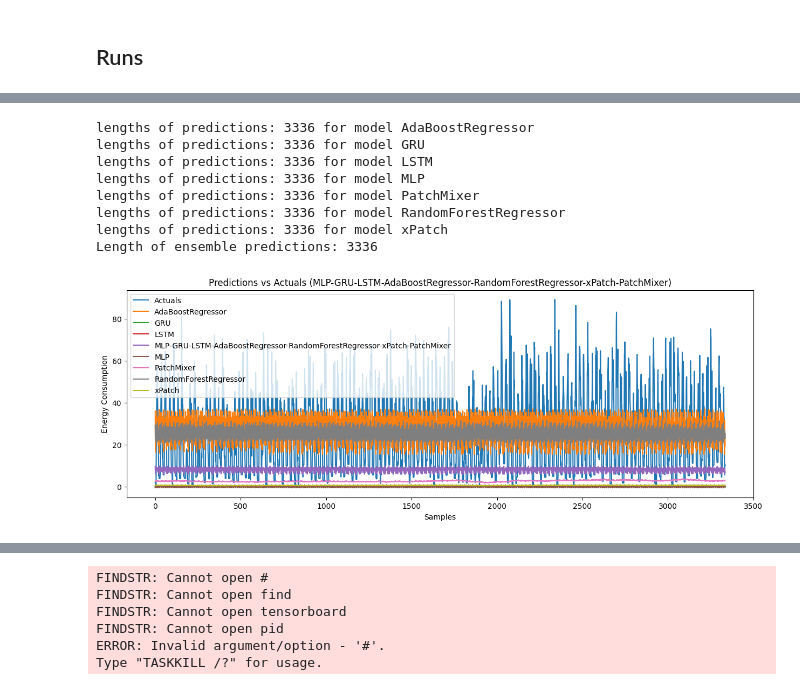
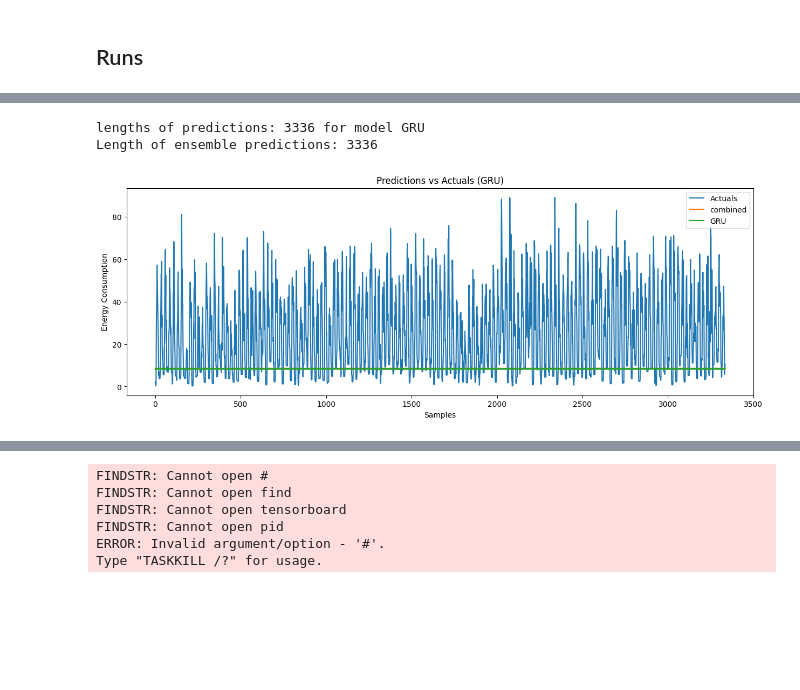
Before and after one commit to sebxGit/P10, a Jupyter notebook: baselines-horizon.ipynb, the cells around one changed output, grey strips where cells are left out. Cells and saved outputs as stored; diff of their text form; code cells hidden in the pictures; blank space fills up the shorter version.

```diff
--- a/baselines-horizon.ipynb
+++ b/baselines-horizon.ipynb
@@ -236,8 +329,9 @@ class ColoradoDataModule(L.LightningDataModule):
 
   def train_dataloader(self):
     train_dataset = TimeSeriesDataset(self.X_train, self.y_train, seq_len=self.seq_len, pred_len=self.pred_len, stride=self.stride)
-    train_loader = DataLoader(train_dataset, batch_size=self.batch_size, sampler=BootstrapSampler, shuffle=False, num_workers=self.num_workers, persistent_workers=self.is_persistent)
-    train_loader = DataLoader(train_dataset, batch_size=self.batch_size, shuffle=False, num_workers=self.num_workers, persistent_workers=self.is_persistent, drop_last=False)
+    sampler = BootstrapSampler(len(train_dataset), random_state=SEED)
+    train_loader = DataLoader(train_dataset, batch_size=self.batch_size, sampler=sampler, shuffle=False, num_workers=self.num_workers, persistent_workers=self.is_persistent)
+    #train_loader = DataLoader(train_dataset, batch_size=self.batch_size, shuffle=False, num_workers=self.num_workers, persistent_workers=self.is_persistent, drop_last=False)
     return train_loader
 
   def predict_dataloader(self):
@@ -313,8 +504,8 @@ class LightningModel(L.LightningModule):
 params = dict(
   input_size = 21,
   seq_len = 24*7,
-  pred_len = 24,
-  stride = 24,
+  pred_len = 6,
+  stride = 6,
   batch_size = 24,
   criterion = nn.MSELoss(), #nn.L1Loss() (MAE), nn.MSELoss() (MSE)
   optimizer = torch.optim.Adam,
@@ -326,7 +517,8 @@ params = dict(
   learning_rate = 0.001,
   num_workers = 0,
   is_persistent = False,
-  scaler = MinMaxScaler()
+  scaler = MinMaxScaler(),
+  seed = SEED,
 )
 
 class Configs:
@@ -412,19 +604,21 @@ params_Fredformer = Configs(
 # %% [markdown]
 ## Runs
 # %%
-colmod = ColoradoDataModule(data_dir='Colorado/Preprocessing/TestDataset/CleanedColoradoData.csv', scaler=params['scaler'], seq_len=params['seq_len'], pred_len=params['pred_len'], stride=params['stride'], batch_size=params['batch_size'], num_workers=params['num_workers'], is_persistent=params['is_persistent'])
+#colmod = ColoradoDataModule(data_dir='Colorado/Preprocessing/TestDataset/CleanedColoradoData.csv', scaler=params['scaler'], seq_len=params['seq_len'], pred_len=params['pred_len'], stride=params['stride'], batch_size=params['batch_size'], num_workers=params['num_workers'], is_persistent=params['is_persistent'])
+colmod = SDUDataModule(data_dir='SDU Dataset/DumbCharging_2020_to_2032/Measurements.csv', scaler=params['scaler'], seq_len=params['seq_len'], pred_len=params['pred_len'], stride=params['stride'], batch_size=params['batch_size'], num_workers=params['num_workers'], is_persistent=params['is_persistent'])
 colmod.prepare_data()
 colmod.setup(stage=None)
 
 ensemble_models = [
-  # MLP(num_features=params['seq_len']*params['input_size'], seq_len=params['batch_size'], pred_len=params['pred_len']),
-  # GRU(input_size=params['input_size'], pred_len=params['pred_len'] ,hidden_size=params['hidden_size'], num_layers=params['num_layers'], dropout=params['dropout']),
+  #MLP(num_features=params['seq_len']*params['input_size'], seq_len=params['batch_size'], pred_len=params['pred_len']),
+  GRU(input_size=params['input_size'], pred_len=params['pred_len'] ,hidden_size=params['hidden_size'], num_layers=params['num_layers'], dropout=params['dropout']),
   # LSTM(input_size=params['input_size'], pred_len=params['pred_len'], hidden_size=params['hidden_size'], num_layers=params['num_layers'], dropout=params['dropout']),
   # MultiOutputRegressor(AdaBoostRegressor(n_estimators=100, random_state=42)),
   # MultiOutputRegressor(RandomForestRegressor(n_estimators=100, random_state=42, max_depth=5, min_samples_leaf=1, min_samples_split=2)),
+  # MultiOutputRegressor(GradientBoostingRegressor(n_estimators=100, max_depth=10, min_samples_split=10, min_samples_leaf=10, learning_rate=params['learning_rate'], random_state=params['seed'])),
   # xPatch(params_xpatch),
   # PatchMixer(params_PatchMixer),
-  DPAD_GCN(input_len=params['seq_len'], output_len=params['pred_len'], input_dim=params['input_size'], enc_hidden=168, dec_hidden=168, dropout=0.5, num_levels=2, K_IMP=6, RIN=1),
+  # DPAD_GCN(input_len=params['seq_len'], output_len=params['pred_len'], input_dim=params['input_size'], enc_hidden=168, dec_hidden=168, dropout=0.5, num_levels=2, K_IMP=6, RIN=1),
   #Fredformer(params_Fredformer),
 ]
 
@@ -443,15 +637,18 @@ for _model in ensemble_models:
     print(f"-----Training {_model.name} model-----")
     model = LightningModel(model=_model, criterion=params['criterion'], optimizer=params['optimizer'], learning_rate=params['learning_rate'])
     pred_writer = CustomWriter(output_dir="Predictions", write_interval="epoch", combined_name=combined_name, model_name=_model.name)
-    trainer = L.Trainer(max_epochs=params['max_epochs'], callbacks=[EarlyStopping(monitor="val_loss", mode="min"), pred_writer], log_every_n_steps=params['batch_size']//2, precision='16-mixed', accelerator="auto", devices=1, enable_progress_bar=True, enable_model_summary=False, profiler="simple")
+    # trainer = L.Trainer(max_epochs=params['max_epochs'], log_every_n_steps=params['batch_size']//2, precision='16-mixed', accelerator="auto", devices=1, enable_progress_bar=True, enable_model_summary=False, profiler="simple")
+    trainer = L.Trainer(max_epochs=params['max_epochs'], log_every_n_steps=params['batch_size']//2, precision='16-mixed', accelerator="auto", devices=1, enable_progress_bar=True, callbacks=[EarlyStopping(monitor="train_loss", mode="min"), pred_writer], min_epochs=1000)
     trainer.fit(model, colmod)
-    trainer.test(model, colmod)
+    #trainer.test(model, colmod)
     y_pred_nn = trainer.predict(model, colmod, return_predictions=True)
+    print(f"shape of y_pred_nn: {y_pred_nn[0].shape}")
+    print(f"length of y_pred_nn: {len(y_pred_nn)}")
   elif isinstance(_model, BaseEstimator):
     print(f"-----Training {type(_model.estimator).__name__} model-----")
-    X_train_val, y_train_val = colmod.sklearn_setup("train_val")
+    X_train, y_train = colmod.sklearn_setup("train")
     X_test, y_test = colmod.sklearn_setup("test")
-    _model.fit(X_train_val, y_train_val)
+    _model.fit(X_train, y_train)
     y_pred = _model.predict(X_test)
     y_pred_flat = y_pred.reshape(-1)
     if not os.path.exists(f"Predictions/{combined_name}"):
@@ -491,16 +711,10 @@ for i, pred in enumerate(all_predictions):
 
 ensemble_predictions = np.mean(all_predictions, axis=0)
 print(f"Length of ensemble predictions: {len(ensemble_predictions)}")
-filename = f"{folder_path}/predictions_{combined_name}.pt"
+filename = f"{folder_path}/predictions_combined.pt"
 torch.save(ensemble_predictions, filename)
 # %% [output]
-lengths of predictions: 3336 for model AdaBoostRegressor
 lengths of predictions: 3336 for model GRU
-lengths of predictions: 3336 for model LSTM
-lengths of predictions: 3336 for model MLP
-lengths of predictions: 3336 for model PatchMixer
-lengths of predictions: 3336 for model RandomForestRegressor
-lengths of predictions: 3336 for model xPatch
 Length of ensemble predictions: 3336
 # %%
 #plot
@@ -508,7 +722,7 @@ colmod = ColoradoDataModule(data_dir='Colorado/Preprocessing/TestDataset/Cleaned
 colmod.prepare_data()
 colmod.setup(stage=None)
 
-#combined_name = "RandomForestRegressor"
+#combined_name = "combined"
 combined_name = "-".join(model_names)
 
 actuals = []
@@ -528,35 +742,38 @@ for i, pt_file in enumerate(pt_files):
   file_path = os.path.join(folder_path, pt_file)
   predictions = torch.load(file_path, weights_only=False)
   model_name = pt_file.split('_')[1].split('.')[0]
   # model_name = pt_file.split('.')[0].split('_')[-1] #use this with loss function names
 
   if type(predictions[0]) == torch.Tensor:
     predictions = [value.item() for tensor in predictions for value in tensor.flatten()]
   elif type(predictions[0]) == np.float64:
     predictions = predictions.tolist()
 
   predictions = predictions[-len(actuals_flat):] # reduce length of predictions to match actuals
 
   metrics.append({
     'model': model_name,
     'mse': mean_squared_error(predictions, actuals_flat),
     'mae': mean_absolute_error(predictions, actuals_flat),
     'mape': mean_absolute_percentage_error(predictions, actuals_flat)})
   plt.plot(predictions, label=model_name)
 
 loss_func_df = pd.concat([pd.DataFrame([m]) for m in metrics])
 loss_func_df.set_index('model', inplace=True)
 loss_func_df.to_csv(f'{folder_path}/loss_func_metrics.csv')
 
 plt.xlabel('Samples')
 plt.ylabel('Energy Consumption')
 plt.title(f'Predictions vs Actuals ({combined_name})')
 plt.legend()
 
-plt.savefig(f'{folder_path}/predictions_vs_actuals_{combined_name}.png')
+# Ensure the directory exists before saving the file
+if not os.path.exists(folder_path):
+    os.makedirs(folder_path)
+#plt.savefig(f'{folder_path}/predictions_vs_actuals_{combined_name}.png')
 plt.show()
 # %% [output]
-[figure, old version]
+[figure, new version]
 # %%
 actuals = []
 for batch in colmod.predict_dataloader():
```
Also changed, not shown: parts of 8 cells of this notebook, 8 other files.
